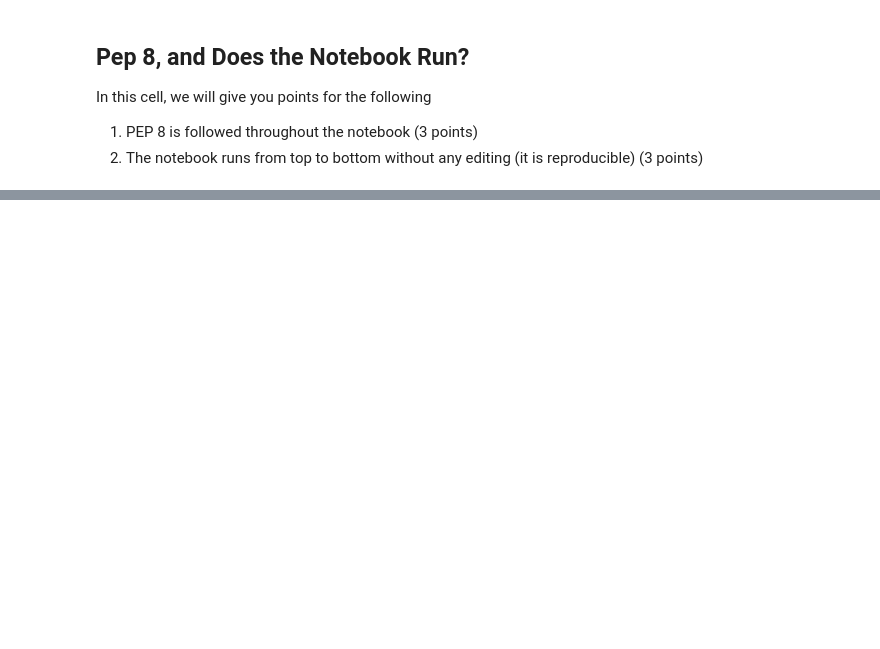
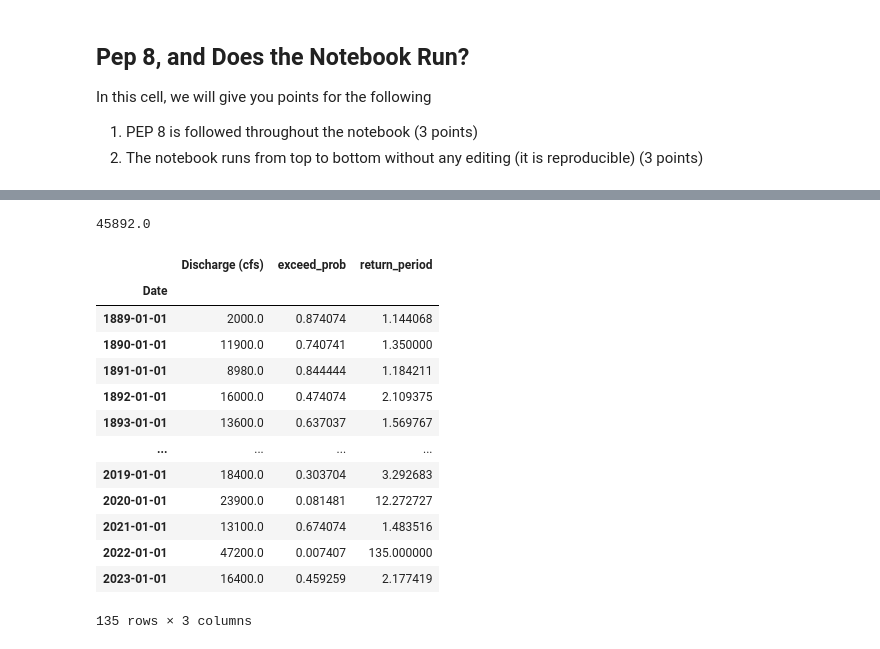
Before and after one commit to finalfemme/time-series-data-finalfemme, a Jupyter notebook: stars-02-time-series.ipynb, the cells around one changed output, grey strips where cells are left out. Drawn from its saved outputs; the diff is of its cells as text; code cells hidden in the pictures; blank space fills up the shorter version.

```diff
--- a/stars-02-time-series.ipynb
+++ b/stars-02-time-series.ipynb
@@ -847,0 +960,25 @@ In this cell, we will give you points for the following
+# %%
+#calculate return period
+yellowstone_annual_max['exceed_prob'] = (
+    yellowstone_annual_max.rank(ascending=False)['Discharge (cfs)'] / len(yellowstone_annual_max))
+yellowstone_annual_max['return_period'] = 1 / yellowstone_annual_max.exceed_prob
+
+print(round(yellowstone_annual_max.mean().product(), 0))
+
+yellowstone_annual_max
+# %% [output]
+45892.0
+|  | Discharge (cfs) | exceed_prob | return_period |
+| Date |  |  |  |
+| 1889-01-01 | 2000.0 | 0.874074 | 1.144068 |
+| 1890-01-01 | 11900.0 | 0.740741 | 1.350000 |
+| 1891-01-01 | 8980.0 | 0.844444 | 1.184211 |
+| 1892-01-01 | 16000.0 | 0.474074 | 2.109375 |
+| 1893-01-01 | 13600.0 | 0.637037 | 1.569767 |
+| ... | ... | ... | ... |
+| 2019-01-01 | 18400.0 | 0.303704 | 3.292683 |
+| 2020-01-01 | 23900.0 | 0.081481 | 12.272727 |
+| 2021-01-01 | 13100.0 | 0.674074 | 1.483516 |
+| 2022-01-01 | 47200.0 | 0.007407 | 135.000000 |
+| 2023-01-01 | 16400.0 | 0.459259 | 2.177419 |
+135 rows × 3 columns
```
Also changed, not shown: parts of 7 cells of this notebook.
